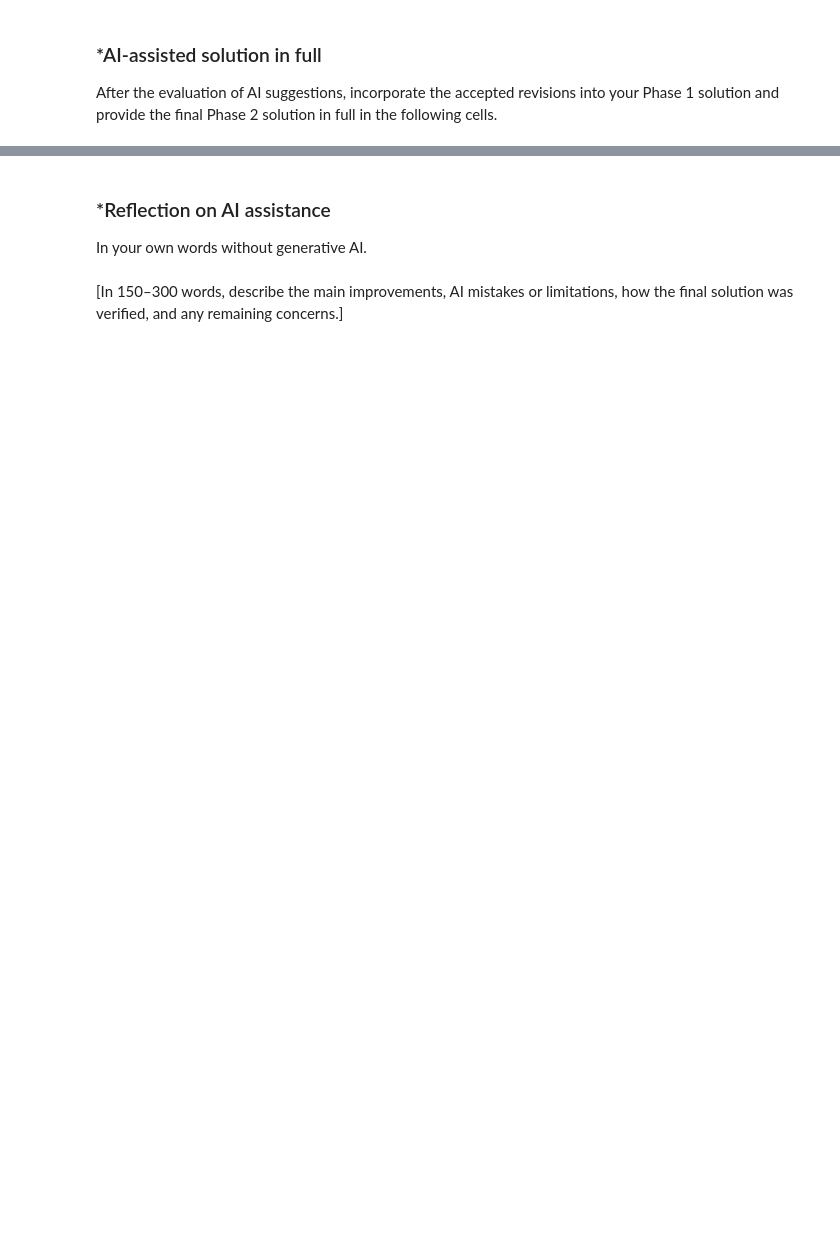
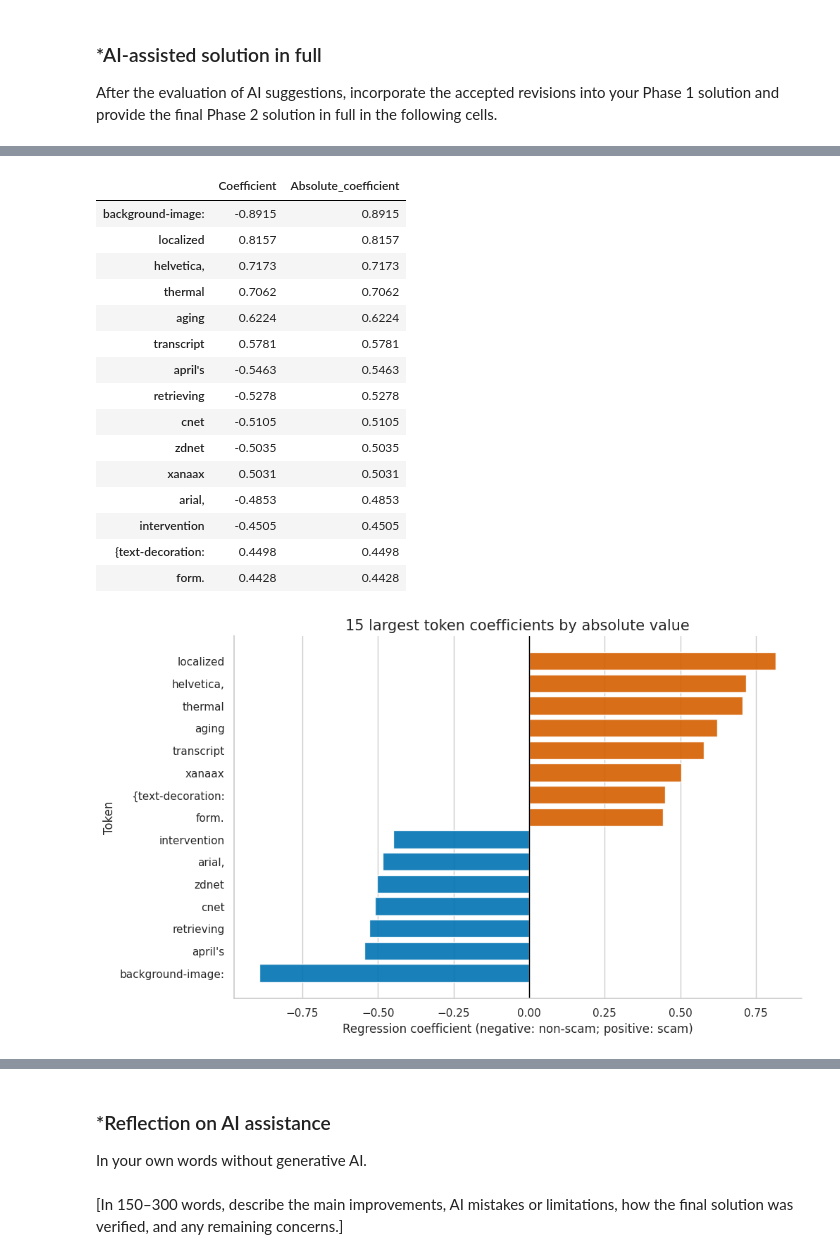
Before and after one commit to ja2faded/A01-data-wrangling, a Jupyter notebook: jacksongayeskiA5.ipynb, the cells around one changed output, grey strips where cells are left out. Saved outputs shown, nothing was run; the diff lists cells and outputs as text; code cells hidden in the pictures; blank space fills up the shorter version.

```diff
--- a/jacksongayeskiA5.ipynb
+++ b/jacksongayeskiA5.ipynb
@@ -260,0 +449,62 @@ After the evaluation of AI suggestions, incorporate the accepted revisions into
+# %%
+coefficients = pd.Series(
+    linear_model.coef_,
+    index=X.columns,
+    name="Coefficient",
+)
+
+top_tokens = coefficients.abs().nlargest(15).index
+top_coefficients = coefficients.loc[top_tokens]
+
+display(
+    top_coefficients
+    .to_frame()
+    .assign(Absolute_coefficient=lambda table: table["Coefficient"].abs())
+    .round(4)
+)
+
+# Sort by signed value for a readable horizontal chart.
+plot_coefficients = top_coefficients.sort_values()
+
+bar_colors = [
+    COLORS["Scam"] if value > 0 else COLORS["Non-scam"]
+    for value in plot_coefficients
+]
+
+fig, ax = plt.subplots(figsize=(10, 6), constrained_layout=True)
+
+ax.barh(
+    plot_coefficients.index,
+    plot_coefficients.values,
+    color=bar_colors,
+    alpha=0.9,
+)
+
+ax.axvline(0, color="black", linewidth=1)
+ax.set(
+    title="15 largest token coefficients by absolute value",
+    xlabel="Regression coefficient (negative: non-scam; positive: scam)",
+    ylabel="Token",
+)
+ax.grid(axis="y", visible=False)
+ax.set_axisbelow(True)
+
+plt.show()
+# %% [output]
+|  | Coefficient | Absolute_coefficient |
+| background-image: | -0.8915 | 0.8915 |
+| localized | 0.8157 | 0.8157 |
+| helvetica, | 0.7173 | 0.7173 |
+| thermal | 0.7062 | 0.7062 |
+| aging | 0.6224 | 0.6224 |
+| transcript | 0.5781 | 0.5781 |
+| april's | -0.5463 | 0.5463 |
+| retrieving | -0.5278 | 0.5278 |
+| cnet | -0.5105 | 0.5105 |
+| zdnet | -0.5035 | 0.5035 |
+| xanaax | 0.5031 | 0.5031 |
+| arial, | -0.4853 | 0.4853 |
+| intervention | -0.4505 | 0.4505 |
+| {text-decoration: | 0.4498 | 0.4498 |
+| form. | 0.4428 | 0.4428 |
+[figure, added]
```
Also changed, not shown: parts of 22 cells of this notebook.
